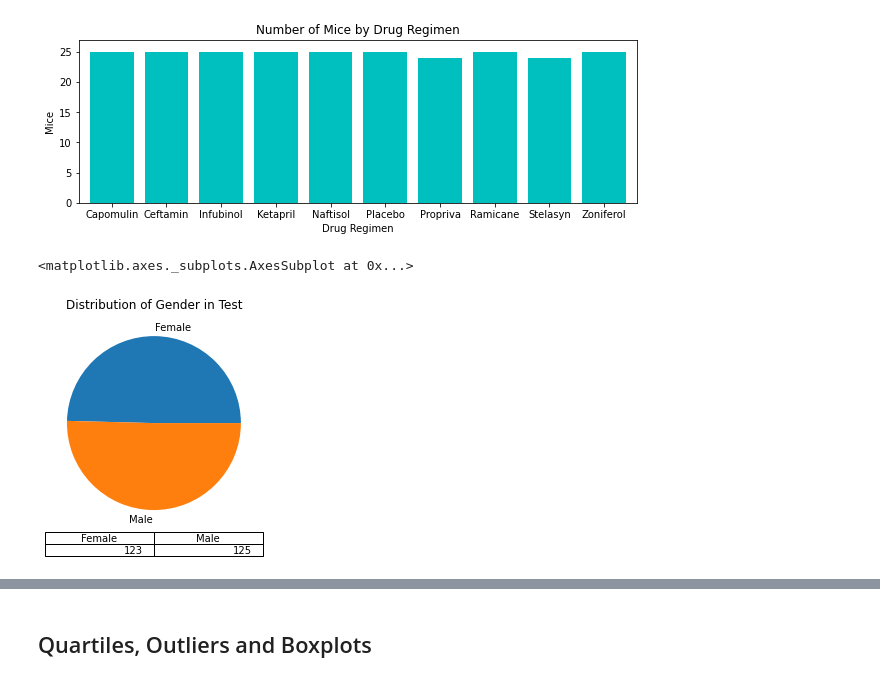
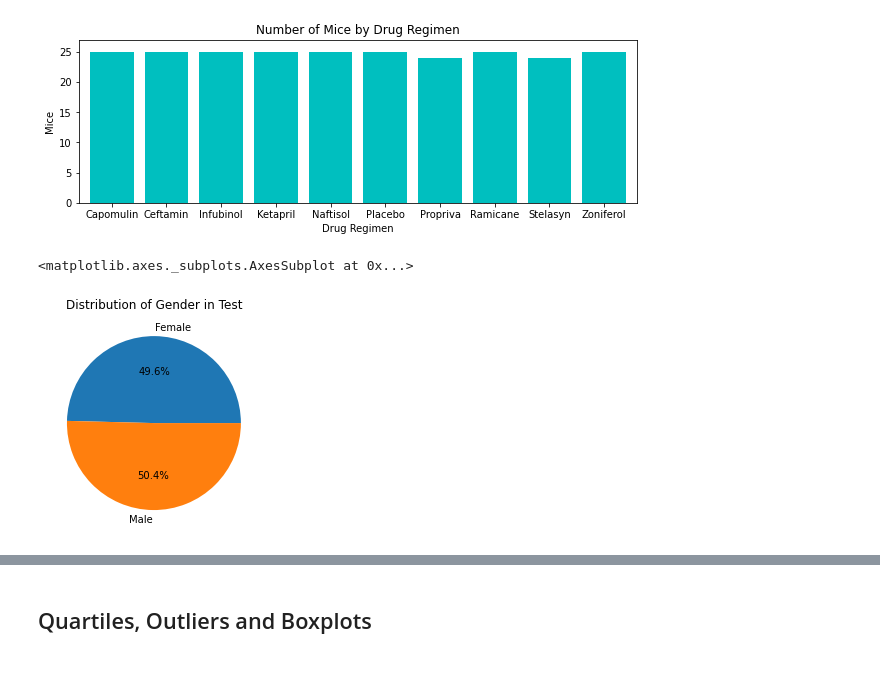
Before and after one commit to JoeKell/PharmaceuticalDataPlots, a Jupyter notebook: Pymaceuticals/pymaceuticals_final.ipynb, the cells around one changed output, grey strips where cells are left out. Saved outputs shown, nothing was run; the diff lists cells and outputs as text; code cells hidden in the pictures.

Commit message:
Finished with bar and pie charts

```diff
--- a/Pymaceuticals/pymaceuticals_final.ipynb
+++ b/Pymaceuticals/pymaceuticals_final.ipynb
@@ -159,7 +159,7 @@ plt.show()
 [figure]
 # %%
 # Generate a pie plot showing the distribution of female versus male mice using pandas
-mouse_metadata_clean.groupby(["Sex"])["Mouse ID"].count().plot.pie(title="Distribution of Gender in Test",label="",table=True)
+mouse_metadata_clean.groupby(["Sex"])["Mouse ID"].count().plot.pie(title="Distribution of Gender in Test",label="",autopct="%1.1f%%")
 # %% [output]
 <matplotlib.axes._subplots.AxesSubplot at 0x...>
-[figure, old version]
+[figure, new version]
```
Also changed, not shown: parts of 2 cells of this notebook.
